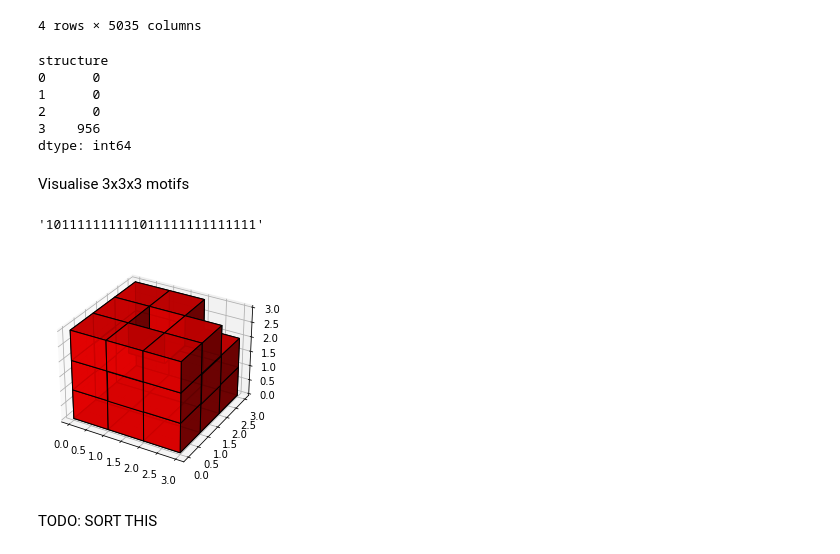
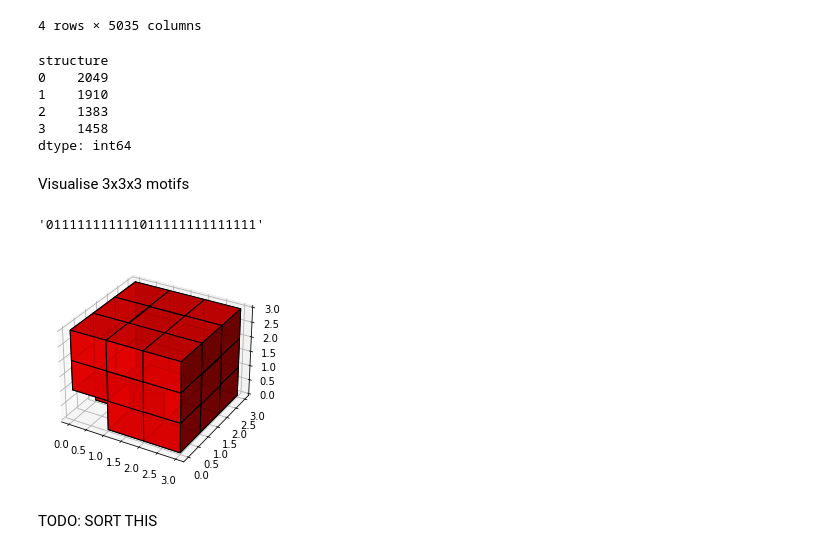
Before and after one commit to cameronstackhouse/exploring-the-design-space-of-artificial-life, a Jupyter notebook: results.ipynb, the cells around one changed output. Cells and saved outputs as stored; diff of their text form; code cells hidden in the pictures.

```diff
--- a/results.ipynb
+++ b/results.ipynb
@@ -335,26 +335,26 @@ result.sort_values(axis=1, by=[3], ascending=[False])
 | 3 | 7.656968 | 7.656968 | 7.656968 | 7.656968 | 7.656968 | 7.656968 | 7.656968 | 7.656968 | 7.656968 | 7.656968 | ... | ... |
 4 rows × 5035 columns
 # %%
-(result>3.98).sum(axis=1)
+(result>1).sum(axis=1)
 # %% [output]
 structure
-0      0
-1      0
-2      0
-3    956
+0    2049
+1    1910
+2    1383
+3    1458
 dtype: int64
 # %% [markdown]
 Visualise 3x3x3 motifs
 # %%
-motifs["3670"]
+motifs["1422"]
 # %% [output]
-'101111111111011111111111111'
+'011111111111011111111111111'
 # %%
 from visualise_xenobot import show
 
-show(motifs["866"], [3,3,3])
+show(motifs["1422"], [3,3,3])
 # %% [output]
-[figure, old version]
+[figure, new version]
 # %% [markdown]
 TODO: SORT THIS
 # %% [markdown]
```
Also changed, not shown: parts of 20 cells of this notebook, 6 other files.
